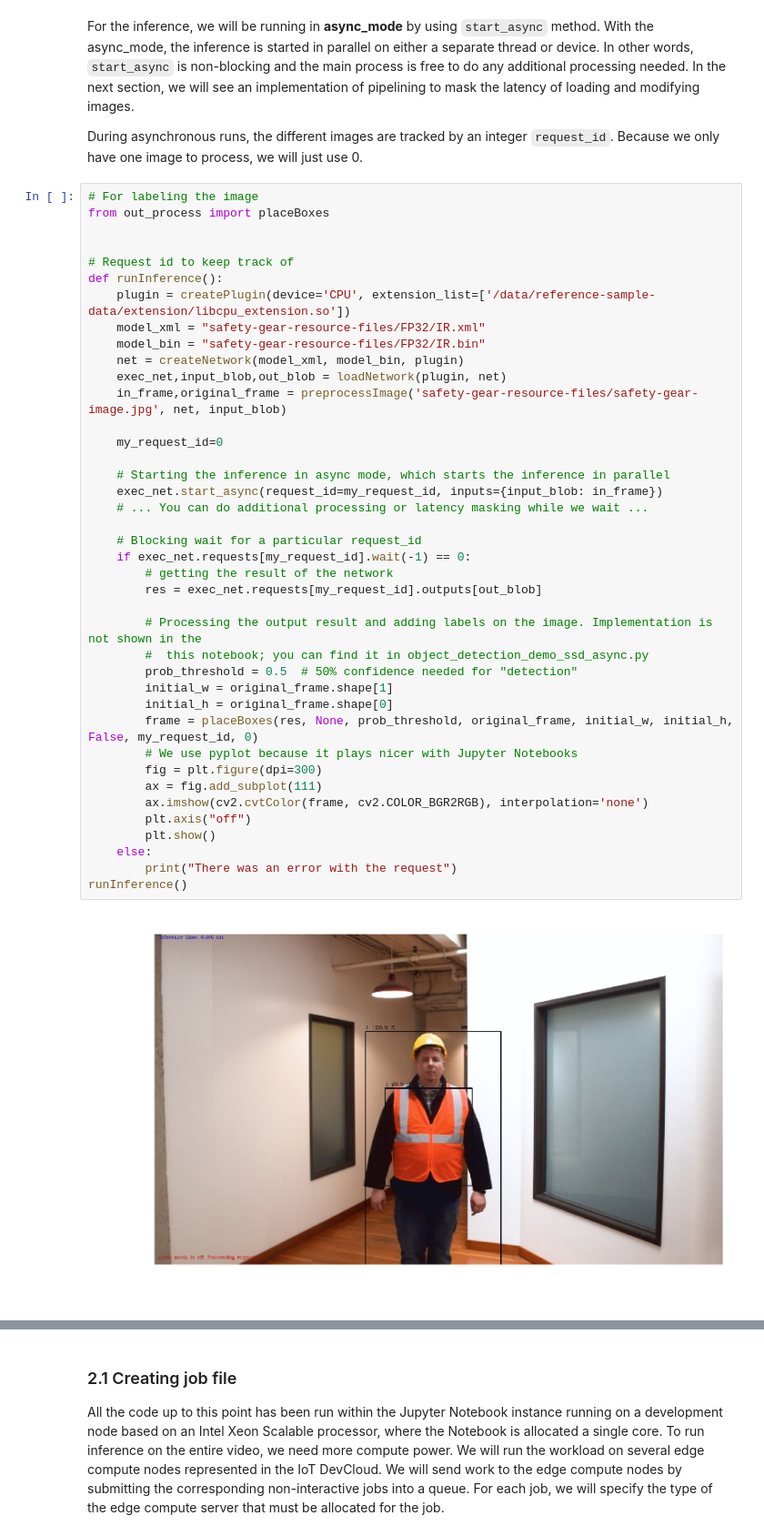
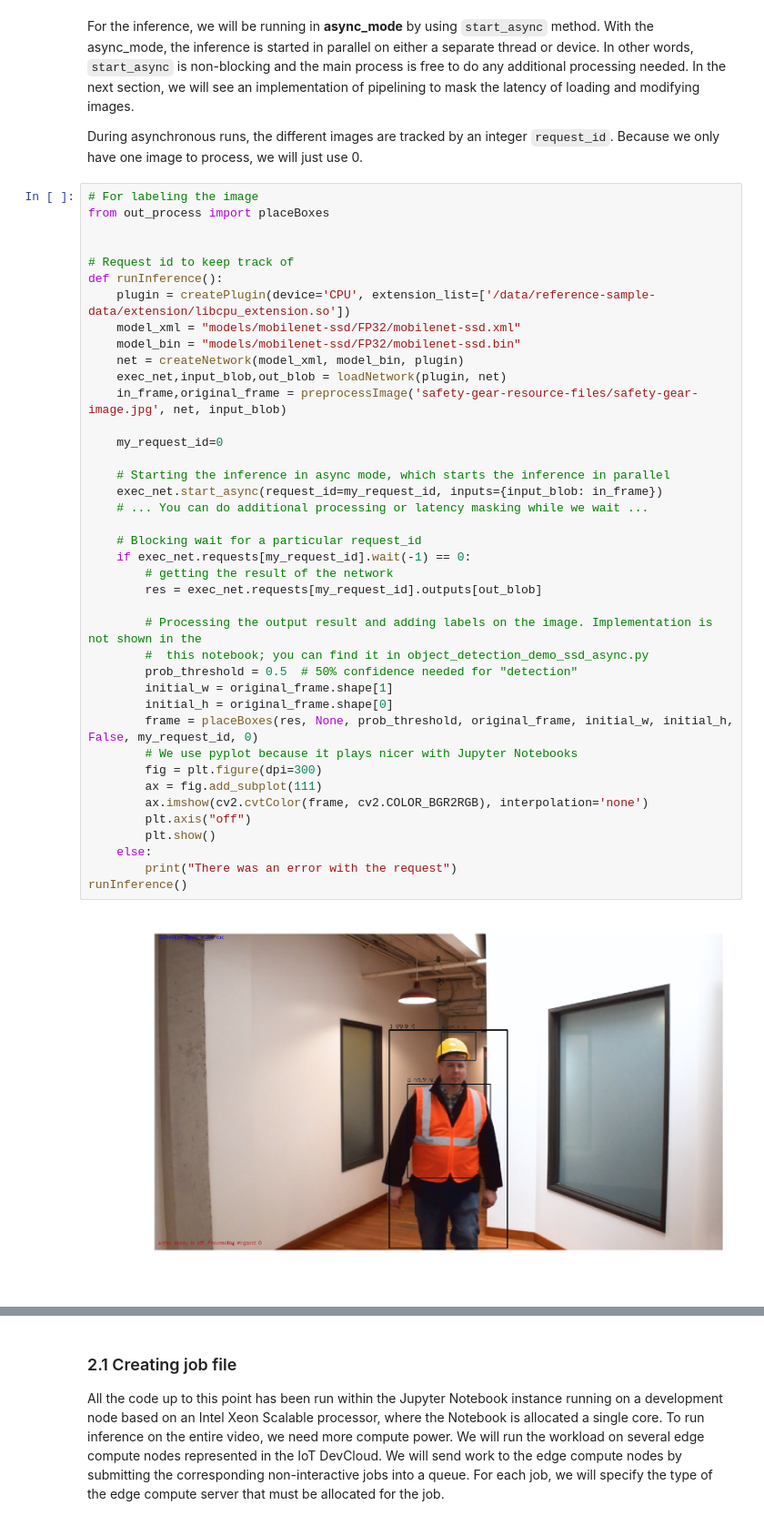
Before and after one commit to opensourceyouthprogramming/iot-devcloud, a Jupyter notebook: python/safety-gear-detection-python/safety_gear_detection.ipynb, the cells around one changed output, grey strips where cells are left out. Shown at 91% size. Saved outputs shown, nothing was run; the diff lists cells and outputs as text.

```diff
--- a/python/safety-gear-detection-python/safety_gear_detection.ipynb
+++ b/python/safety-gear-detection-python/safety_gear_detection.ipynb
@@ -231,40 +227,40 @@ from out_process import placeBoxes
 # Request id to keep track of
 def runInference():
     plugin = createPlugin(device='CPU', extension_list=['/data/reference-sample-data/extension/libcpu_extension.so'])
-    model_xml = "safety-gear-resource-files/FP32/IR.xml"
-    model_bin = "safety-gear-resource-files/FP32/IR.bin"
+    model_xml = "models/mobilenet-ssd/FP32/mobilenet-ssd.xml"
+    model_bin = "models/mobilenet-ssd/FP32/mobilenet-ssd.bin"
     net = createNetwork(model_xml, model_bin, plugin)
     exec_net,input_blob,out_blob = loadNetwork(plugin, net)
     in_frame,original_frame = preprocessImage('safety-gear-resource-files/safety-gear-image.jpg', net, input_blob)
 
     my_request_id=0
 
     # Starting the inference in async mode, which starts the inference in parallel
     exec_net.start_async(request_id=my_request_id, inputs={input_blob: in_frame})
     # ... You can do additional processing or latency masking while we wait ...
 
     # Blocking wait for a particular request_id
     if exec_net.requests[my_request_id].wait(-1) == 0:
         # getting the result of the network
         res = exec_net.requests[my_request_id].outputs[out_blob]
 
         # Processing the output result and adding labels on the image. Implementation is not shown in the
         #  this notebook; you can find it in object_detection_demo_ssd_async.py
         prob_threshold = 0.5  # 50% confidence needed for "detection"
         initial_w = original_frame.shape[1]
         initial_h = original_frame.shape[0]
         frame = placeBoxes(res, None, prob_threshold, original_frame, initial_w, initial_h, False, my_request_id, 0)
         # We use pyplot because it plays nicer with Jupyter Notebooks
         fig = plt.figure(dpi=300)
         ax = fig.add_subplot(111)
         ax.imshow(cv2.cvtColor(frame, cv2.COLOR_BGR2RGB), interpolation='none')
         plt.axis("off")
         plt.show()
     else:
         print("There was an error with the request")
 runInference()
 # %% [output]
-[figure, old version]
+[figure, new version]
 # %% [markdown]
 ## Step 2 : Inference on a video
 
```
Also changed, not shown: parts of 9 cells of this notebook.
